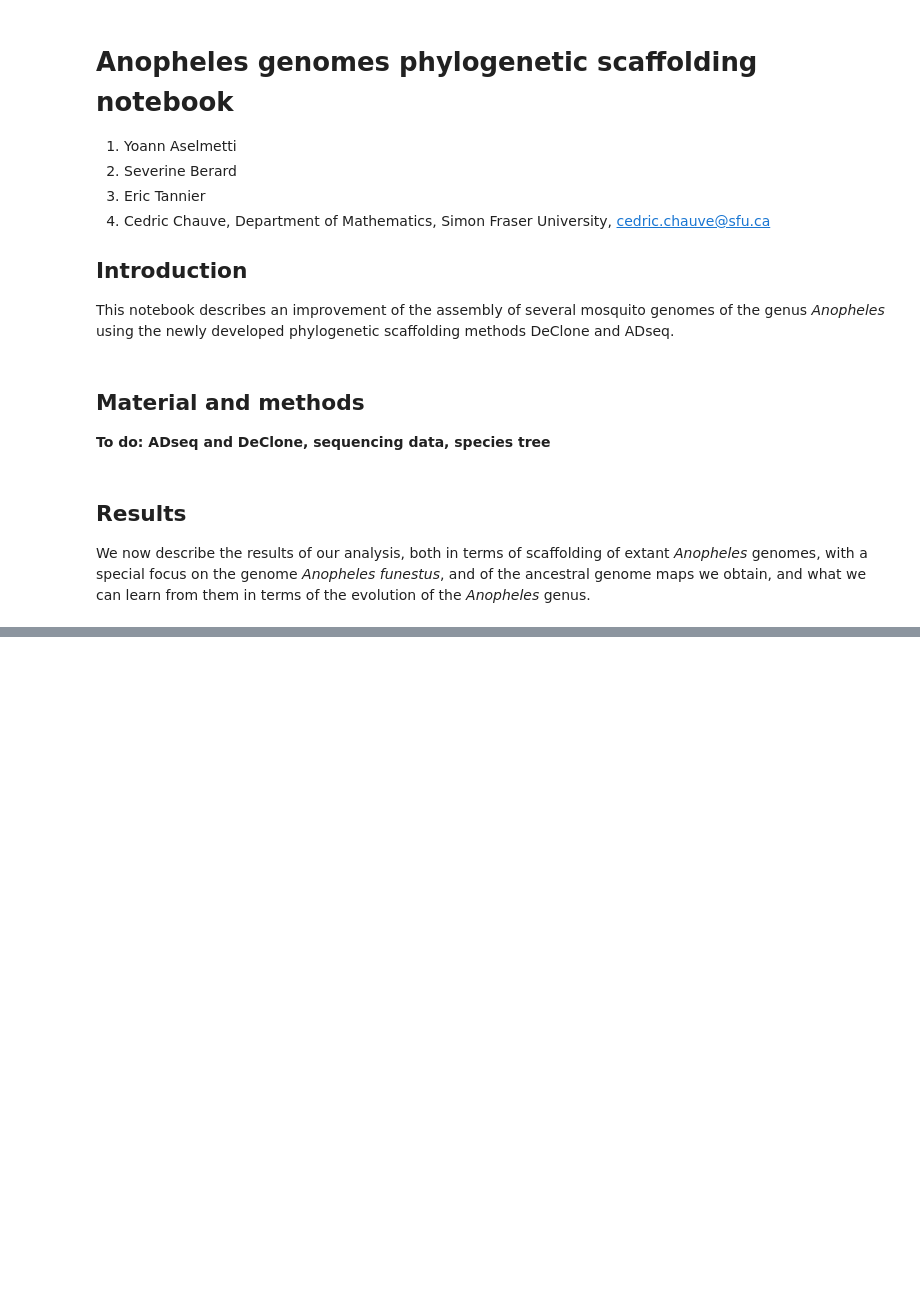
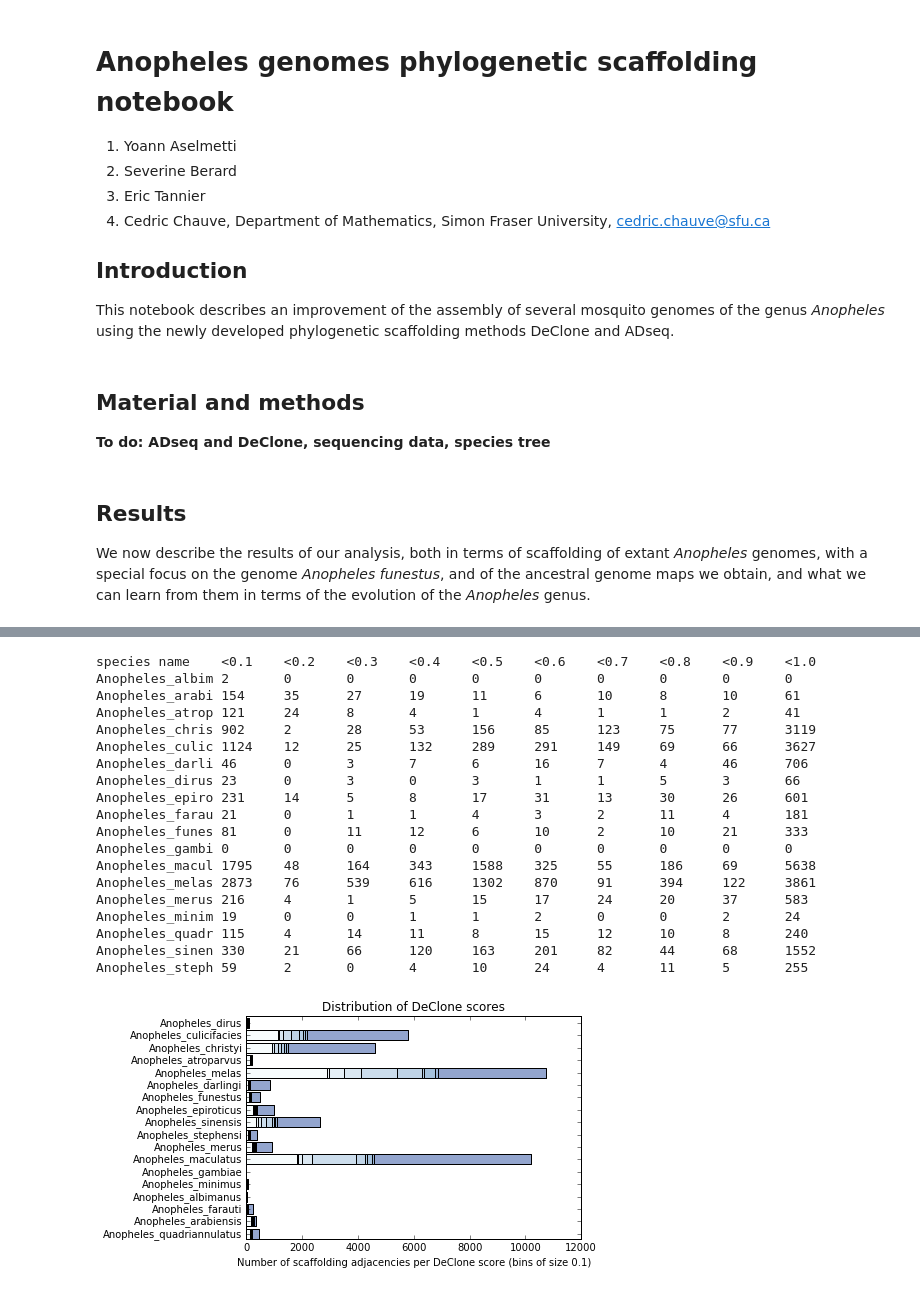
Before and after one commit to YoannAnselmetti/ADseq_Anopheles, a Jupyter notebook: *Anopheles funestus* phylogenetic scaffolding.ipynb, the cells around one changed output, grey strips where cells are left out. Saved outputs shown, nothing was run; the diff lists cells and outputs as text; code cells hidden in the pictures; blank space fills up the shorter version.

```diff
--- a/*Anopheles funestus* phylogenetic scaffolding.ipynb
+++ b/*Anopheles funestus* phylogenetic scaffolding.ipynb
@@ -82,0 +75,59 @@ plot_scores_distribution_per_species(ADJ_SCORES_D, nb_bins)
+# %%
+# Computing the
+# distribution of DeClone scores for scaffolding adjacencies in nb_bins bins
+# number of scaffolding adjacencies per species
+def DeClone_scores_distribution(nb_bins):
+    ivalues=range(0,nb_bins+1)
+    adjacencies_scores_distribution={}   # Indexed per species name and then by bins rank
+    adjacencies_nb={}   # Indexed per species name and then by bins rank
+    for species_name in GENOMES_list():  # Instantiating the structure adjacencies_scores_distribution
+        adjacencies_scores_distribution[species_name]={}
+        adjacencies_nb[species_name]=0
+        for t in ivalues:
+            adjacencies_scores_distribution[species_name][t]=0
+    for instance in DECLONE_instances(): # Populating the structure adjacencies_scores_distribution
+        for adjacency in DECLONE_adj_per_instance(instance):
+            score = DECLONE_adj_score(adjacency)
+            species_name = DECLONE_adj_species_name(adjacency)
+            if score<1.0 and species_name!="ANCESTRAL": # Scaffolding adjacency
+                adjacencies_scores_distribution[species_name][math.floor(score*nb_bins)]+=1
+                adjacencies_nb[species_name]+=1
+    return((adjacencies_scores_distribution,adjacencies_nb))
+
+# Actual plotting of the results
+nb_bins=10 # Binning the adjacencies by bins of size 0.1
+(ADJ_SCORES_D,ADJ_NB) = DeClone_scores_distribution(nb_bins)
+# CC: I do not know how to generate a nice table: this is a pis-aller
+seq="species name\t"
+for t in range(0,nb_bins):
+    seq+="<"+str(((t+1)/nb_bins))+"\t"
+print(seq)
+for species_name in GENOMES_list():
+    seq=species_name[0:15]+"\t"
+    for t in range(0,nb_bins):
+            seq+=str(ADJ_SCORES_D[species_name][t])+"\t"
+    print(seq)
+xlabel="Number of scaffolding adjacencies per DeClone score (bins of size "+str(1.0/nb_bins)+")"
+title="Distribution of DeClone scores"
+plot_scores_distribution_per_species(ADJ_SCORES_D, nb_bins, 1.0, xlabel, title)
+# %% [output]
+species name    <0.1    <0.2    <0.3    <0.4    <0.5    <0.6    <0.7    <0.8    <0.9    <1.0
+Anopheles_albim 2       0       0       0       0       0       0       0       0       0
+Anopheles_arabi 154     35      27      19      11      6       10      8       10      61
+Anopheles_atrop 121     24      8       4       1       4       1       1       2       41
+Anopheles_chris 902     2       28      53      156     85      123     75      77      3119
+Anopheles_culic 1124    12      25      132     289     291     149     69      66      3627
+Anopheles_darli 46      0       3       7       6       16      7       4       46      706
+Anopheles_dirus 23      0       3       0       3       1       1       5       3       66
+Anopheles_epiro 231     14      5       8       17      31      13      30      26      601
+Anopheles_farau 21      0       1       1       4       3       2       11      4       181
+Anopheles_funes 81      0       11      12      6       10      2       10      21      333
+Anopheles_gambi 0       0       0       0       0       0       0       0       0       0
+Anopheles_macul 1795    48      164     343     1588    325     55      186     69      5638
+Anopheles_melas 2873    76      539     616     1302    870     91      394     122     3861
+Anopheles_merus 216     4       1       5       15      17      24      20      37      583
+Anopheles_minim 19      0       0       1       1       2       0       0       2       24
+Anopheles_quadr 115     4       14      11      8       15      12      10      8       240
+Anopheles_sinen 330     21      66      120     163     201     82      44      68      1552
+Anopheles_steph 59      2       0       4       10      24      4       11      5       255
+[figure, added]
```
Also changed, not shown: parts of 6 cells of this notebook.
